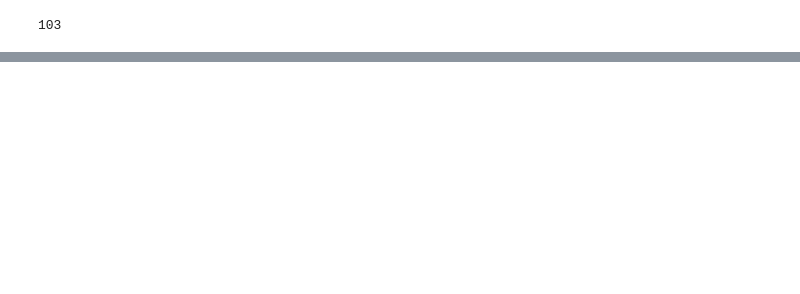
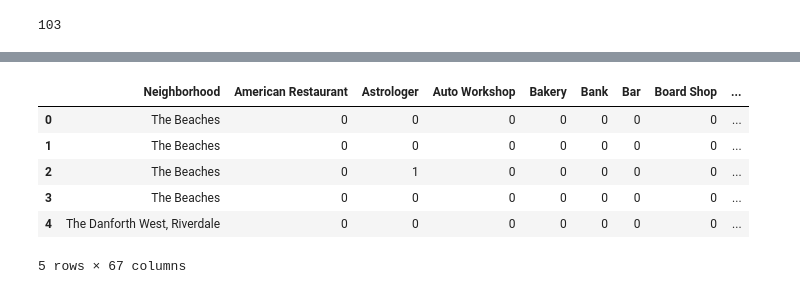
Before and after one commit to SruthiPedakolimi/Coursera_Capstone, a Jupyter notebook: Capstone.ipynb, the cells around one changed output, grey strips where cells are left out. Cells and saved outputs as stored; diff of their text form; code cells hidden in the pictures; blank space fills up the shorter version.

```diff
--- a/Capstone.ipynb
+++ b/Capstone.ipynb
@@ -80,0 +193,18 @@ df1.head(10)
+# %%
+# function that extracts the category of the venue
+def get_category_type(row):
+    try:
+        categories_list = row['categories']
+    except:
+        categories_list = row['venue.categories']
+
+    if len(categories_list) == 0:
+        return None
+    else:
+        return categories_list[0]['name']
+# %%
+filtered_columns = ['venue.name', 'venue.categories', 'venue.location.lat', 'venue.location.lng']
+nearby_venues =nearby_venues.loc[:, filtered_columns]
+nearby_venues['venue.categories']=nearby_venues.apply(get_category_type,axis=1)
+nearby_venues.columns=[col.split('.')[-1] for col in nearby_venues.columns]
+nearby_venues.head()
@@ -80,0 +256,3 @@ df1.head(10)
+# %%
+toronto_venues=getNearbyVenues(toronto_data['Neighborhood'],toronto_data['Latitude'],toronto_data['Longitude'])
+toronto_venues
@@ -80,0 +278,14 @@ df1.head(10)
+# %%
+toronto_onehot=pd.get_dummies(toronto_venues['Venue Category'],prefix="",prefix_sep="")
+# %%
+toronto_onehot['Neighborhood']=toronto_venues['Neighborhood']
+toronto_onehot = toronto_onehot.reindex(columns=(['Neighborhood'] + list([a for a in toronto_onehot.columns if a != 'Neighborhood']) ))
+toronto_onehot.head()
+# %% [output]
+|  | Neighborhood | American Restaurant | Astrologer | Auto Workshop | Bakery | Bank | Bar | Board Shop | ... |
+| 0 | The Beaches | 0 | 0 | 0 | 0 | 0 | 0 | 0 | ... |
+| 1 | The Beaches | 0 | 0 | 0 | 0 | 0 | 0 | 0 | ... |
+| 2 | The Beaches | 0 | 1 | 0 | 0 | 0 | 0 | 0 | ... |
+| 3 | The Beaches | 0 | 0 | 0 | 0 | 0 | 0 | 0 | ... |
+| 4 | The Danforth West, Riverdale | 0 | 0 | 0 | 0 | 0 | 0 | 0 | ... |
+5 rows × 67 columns
```
Also changed, not shown: parts of 25 cells of this notebook.
